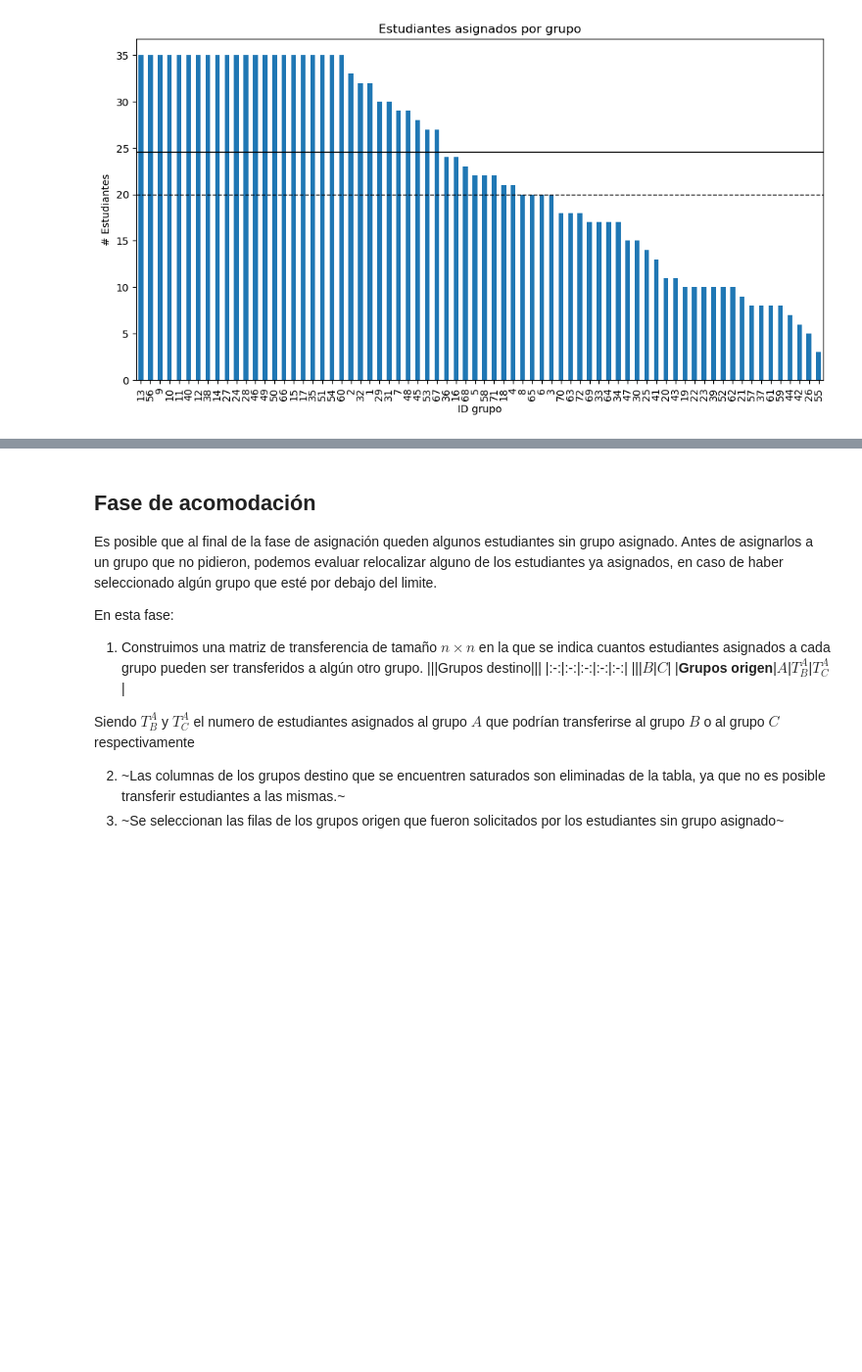
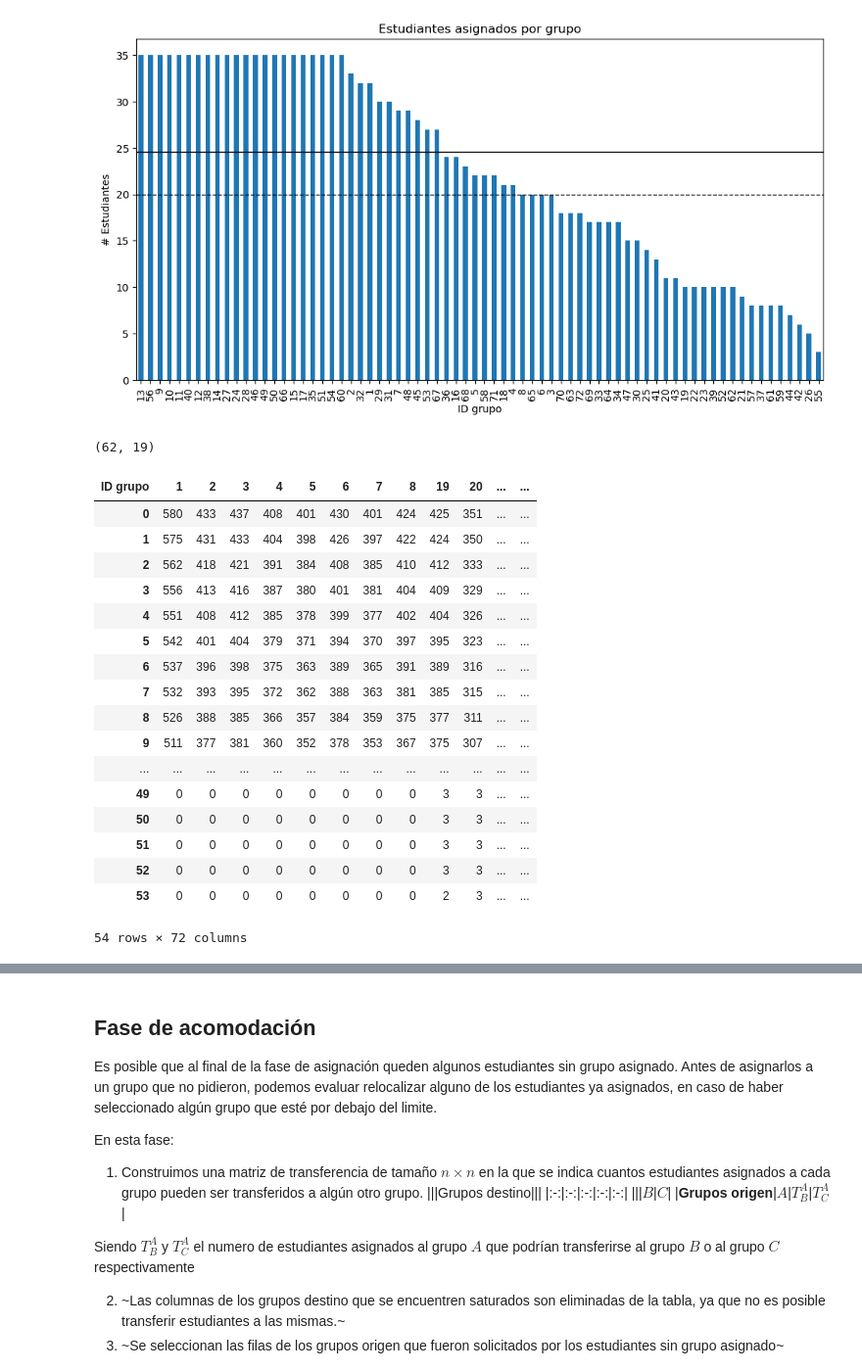
Before and after one commit to HJuan412/group_reparting, a Jupyter notebook: Asignador.ipynb, the cells around one changed output, grey strips where cells are left out. Shown at 98% size. Cells and saved outputs as stored; diff of their text form; code cells hidden in the pictures; blank space fills up the shorter version.

```diff
--- a/Asignador.ipynb
+++ b/Asignador.ipynb
@@ -223,3 +223,56 @@ ax.axhline(y = min_students_per_group, color='k', linewidth=1, linestyle='--')
 # %% [output]
 <matplotlib.lines.Line2D at 0x...>
 [figure]
+# %%
+# accomodate from least required
+demand_tab = places_tab.sum(axis=0).sort_values()
+options_tab = places_tab.sum(axis=1)
+places_tab2 = places_tab.copy()
+sorted_students = pd.DataFrame(False, index=places_tab.index, columns=places_tab.columns)
+
+def select_students(group_students, options_tab, max_students):
+    student_options = options_tab.loc[group_students].sort_values()
+    selected_students = student_options.index[:max_students]
+    return selected_students
+
+demand_log = pd.DataFrame(columns=places_tab.columns)
+demand_log.loc[0, demand_tab.index] = demand_tab.values
+
+for i in range(len(demand_tab)):
+    demand_filtered = demand_tab[demand_tab > min_students_per_group]
+    if len(demand_filtered) == 0:
+        break
+    group = demand_filtered.index[0]
+    group_students = places_tab2.index[places_tab2[group]]
+    group_students = select_students(group_students, options_tab, grupos.loc[group, 'Max Estudiantes'])
+    sorted_students.loc[group_students, group] = True
+    places_tab2 = places_tab2.drop(index=group_students).drop(columns=group)
+    demand_tab = places_tab2.sum(axis=0).sort_values()
+
+    demand_log.loc[i+1] = 0
+    demand_log.loc[i+1, demand_tab.index] = demand_tab.values
+# %%
+places_tab2.shape
+# %% [output]
+(62, 19)
+# %%
+demand_log
+# %% [output]
+| ID grupo | 1 | 2 | 3 | 4 | 5 | 6 | 7 | 8 | 19 | 20 | ... | ... |
+| 0 | 580 | 433 | 437 | 408 | 401 | 430 | 401 | 424 | 425 | 351 | ... | ... |
+| 1 | 575 | 431 | 433 | 404 | 398 | 426 | 397 | 422 | 424 | 350 | ... | ... |
+| 2 | 562 | 418 | 421 | 391 | 384 | 408 | 385 | 410 | 412 | 333 | ... | ... |
+| 3 | 556 | 413 | 416 | 387 | 380 | 401 | 381 | 404 | 409 | 329 | ... | ... |
+| 4 | 551 | 408 | 412 | 385 | 378 | 399 | 377 | 402 | 404 | 326 | ... | ... |
+| 5 | 542 | 401 | 404 | 379 | 371 | 394 | 370 | 397 | 395 | 323 | ... | ... |
+| 6 | 537 | 396 | 398 | 375 | 363 | 389 | 365 | 391 | 389 | 316 | ... | ... |
+| 7 | 532 | 393 | 395 | 372 | 362 | 388 | 363 | 381 | 385 | 315 | ... | ... |
+| 8 | 526 | 388 | 385 | 366 | 357 | 384 | 359 | 375 | 377 | 311 | ... | ... |
+| 9 | 511 | 377 | 381 | 360 | 352 | 378 | 353 | 367 | 375 | 307 | ... | ... |
+| ... | ... | ... | ... | ... | ... | ... | ... | ... | ... | ... | ... | ... |
+| 49 | 0 | 0 | 0 | 0 | 0 | 0 | 0 | 0 | 3 | 3 | ... | ... |
+| 50 | 0 | 0 | 0 | 0 | 0 | 0 | 0 | 0 | 3 | 3 | ... | ... |
+| 51 | 0 | 0 | 0 | 0 | 0 | 0 | 0 | 0 | 3 | 3 | ... | ... |
+| 52 | 0 | 0 | 0 | 0 | 0 | 0 | 0 | 0 | 3 | 3 | ... | ... |
+| 53 | 0 | 0 | 0 | 0 | 0 | 0 | 0 | 0 | 2 | 3 | ... | ... |
+54 rows × 72 columns
```
Also changed, not shown: parts of 4 cells of this notebook.
